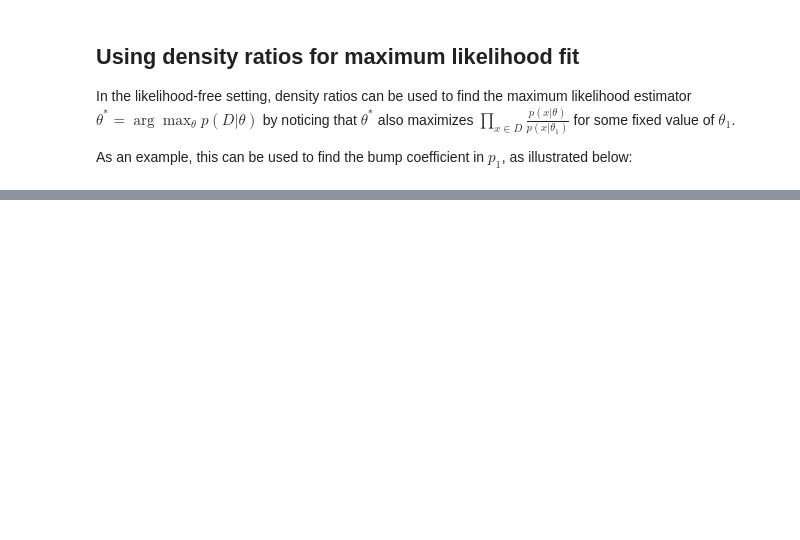
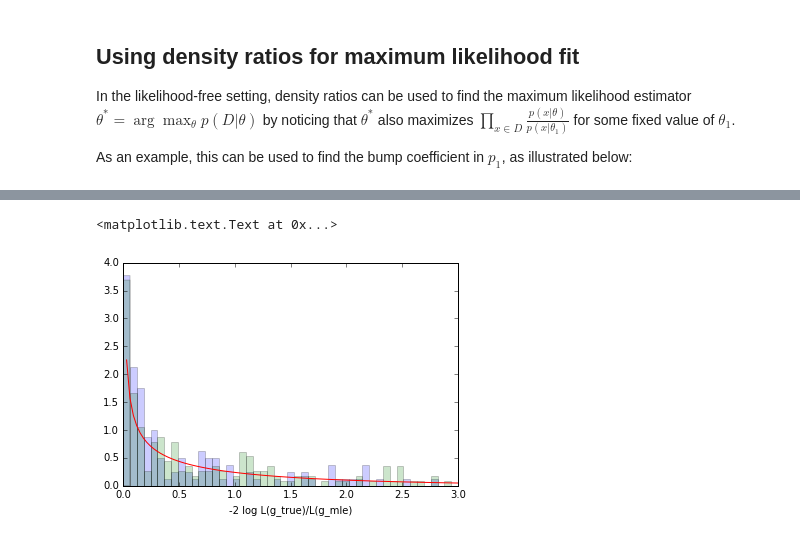
Before and after one commit to cranmer/carl-notebooks, a Jupyter notebook: Approximating likelihood ratios with calibrated classifiers.ipynb, the cells around one changed output, grey strips where cells are left out. Saved outputs shown, nothing was run; the diff lists cells and outputs as text; code cells hidden in the pictures; blank space fills up the shorter version.

```diff
--- a/Approximating likelihood ratios with calibrated classifiers.ipynb
+++ b/Approximating likelihood ratios with calibrated classifiers.ipynb
@@ -157,9 +241,13 @@ plt.show()
 # %%
 bins = np.linspace(0,3,50)
 test = np.linspace(0,3,100)
-counts, bins, patches = plt.hist(2*nll, bins=bins, normed=1, alpha=0.2)
+true_counts, bins, patches = plt.hist(2*true_nll, bins=bins, normed=1, alpha=0.2)
+approx_counts, bins, patches = plt.hist(2*approx_nll, bins=bins, normed=1, alpha=0.2)
 plt.plot(test, chi2.pdf(test,df=1))
 plt.xlabel('-2 log L(g_true)/L(g_mle)')
 #plt.ylim(1e-2,5)
 #plt.semilogy()
+# %% [output]
+<matplotlib.text.Text at 0x...>
+[figure, added]
 # %%
```
Also changed, not shown: parts of 18 cells of this notebook.
